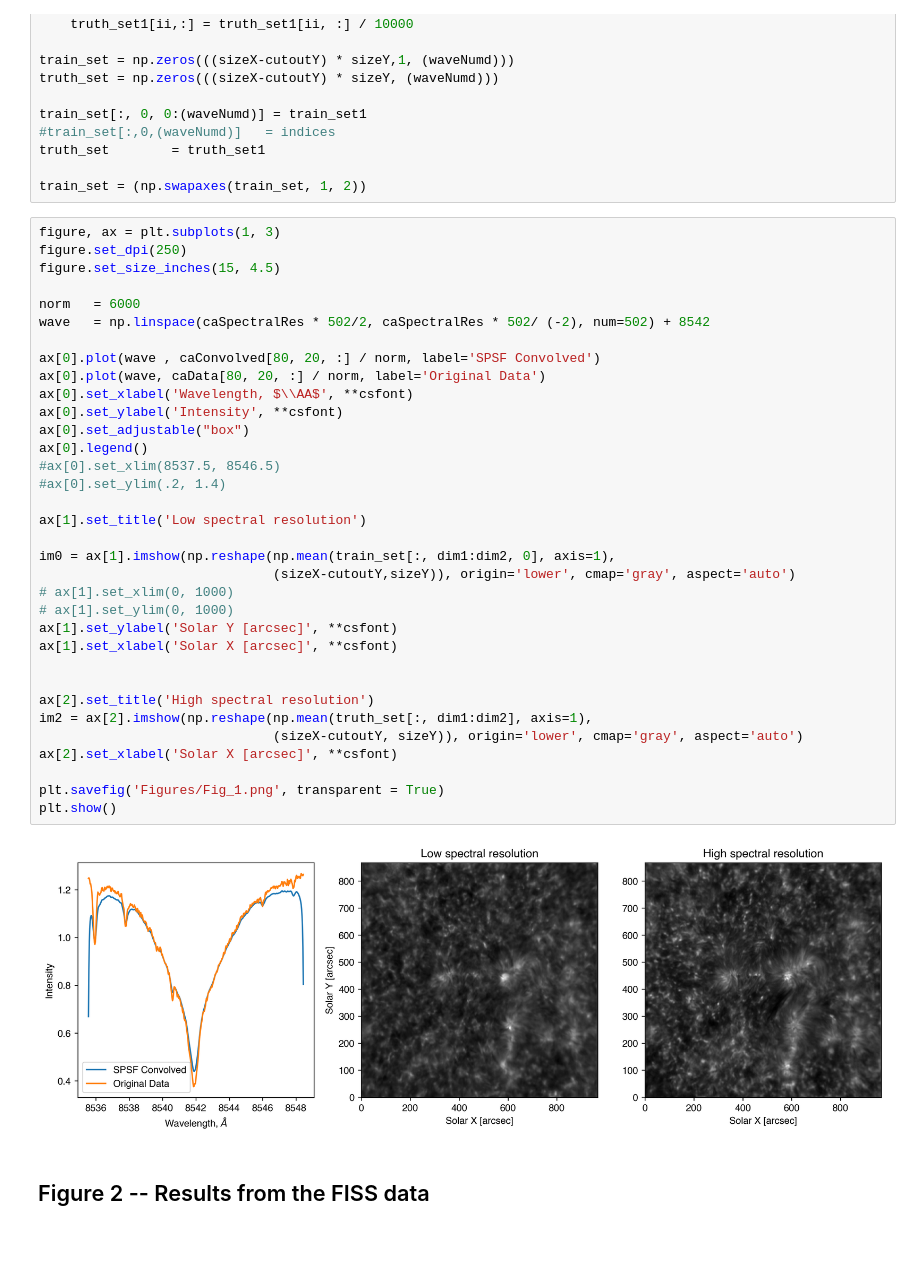
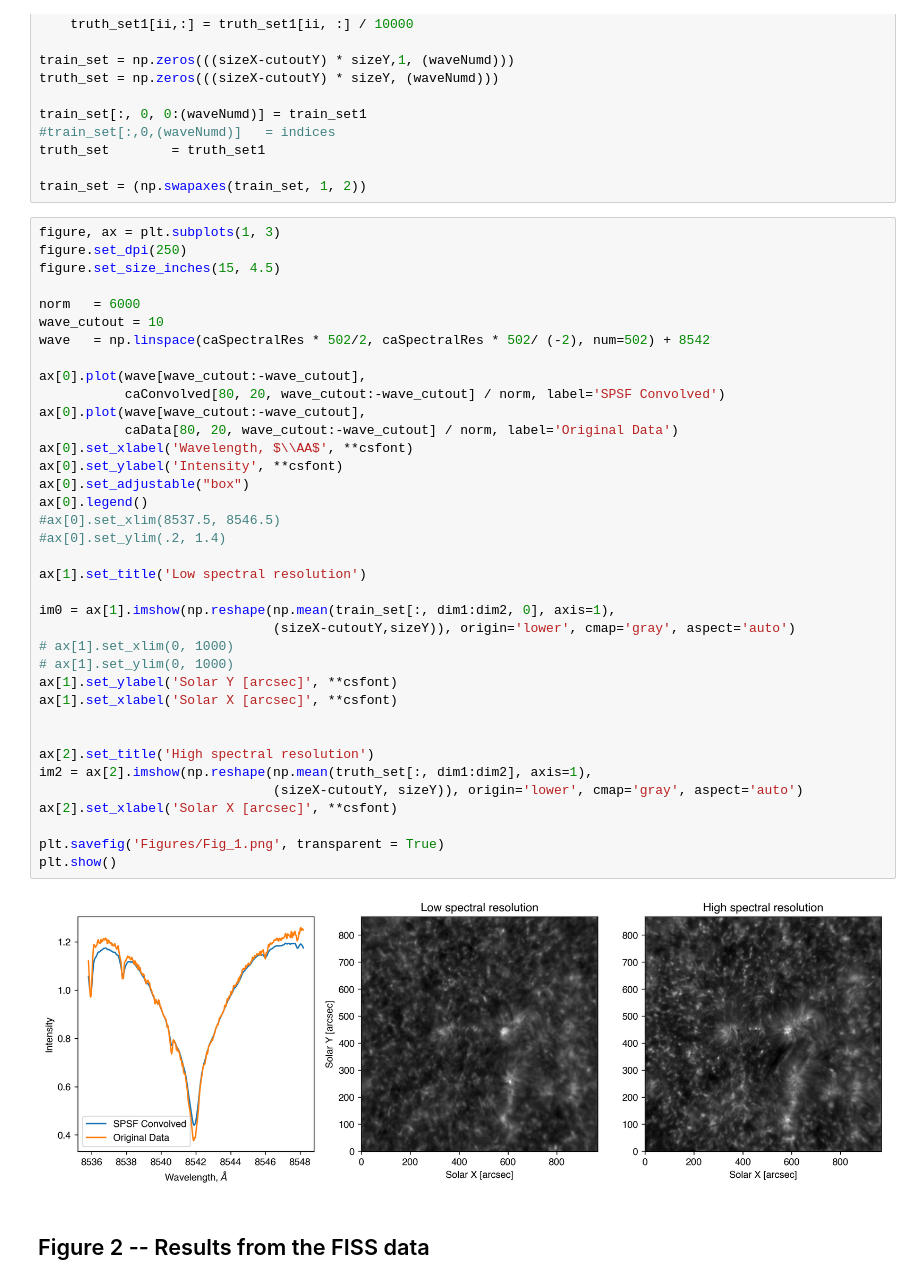
Before and after one commit to momomolnar/SPSF_remove, a Jupyter notebook: CNNs_figures_notebook.ipynb, the cells around one changed output. Drawn from its saved outputs; the diff is of its cells as text; blank space fills up the shorter version.

```diff
--- a/CNNs_figures_notebook.ipynb
+++ b/CNNs_figures_notebook.ipynb
@@ -200,36 +202,39 @@ figure.set_dpi(250)
 figure.set_size_inches(15, 4.5)
 
 norm   = 6000
+wave_cutout = 10
 wave   = np.linspace(caSpectralRes * 502/2, caSpectralRes * 502/ (-2), num=502) + 8542
 
-ax[0].plot(wave , caConvolved[80, 20, :] / norm, label='SPSF Convolved')
-ax[0].plot(wave, caData[80, 20, :] / norm, label='Original Data')
+ax[0].plot(wave[wave_cutout:-wave_cutout],
+           caConvolved[80, 20, wave_cutout:-wave_cutout] / norm, label='SPSF Convolved')
+ax[0].plot(wave[wave_cutout:-wave_cutout],
+           caData[80, 20, wave_cutout:-wave_cutout] / norm, label='Original Data')
 ax[0].set_xlabel('Wavelength, $\\AA$', **csfont)
 ax[0].set_ylabel('Intensity', **csfont)
 ax[0].set_adjustable("box")
 ax[0].legend()
 #ax[0].set_xlim(8537.5, 8546.5)
 #ax[0].set_ylim(.2, 1.4)
 
 ax[1].set_title('Low spectral resolution')
 
 im0 = ax[1].imshow(np.reshape(np.mean(train_set[:, dim1:dim2, 0], axis=1),
                               (sizeX-cutoutY,sizeY)), origin='lower', cmap='gray', aspect='auto')
 # ax[1].set_xlim(0, 1000)
 # ax[1].set_ylim(0, 1000)
 ax[1].set_ylabel('Solar Y [arcsec]', **csfont)
 ax[1].set_xlabel('Solar X [arcsec]', **csfont)
 
 
 ax[2].set_title('High spectral resolution')
 im2 = ax[2].imshow(np.reshape(np.mean(truth_set[:, dim1:dim2], axis=1),
                               (sizeX-cutoutY, sizeY)), origin='lower', cmap='gray', aspect='auto')
 ax[2].set_xlabel('Solar X [arcsec]', **csfont)
 
 plt.savefig('Figures/Fig_1.png', transparent = True)
 plt.show()
 # %% [output]
-[figure, old version]
+[figure, new version]
 # %% [markdown]
 ## Figure 2 -- Results from the FISS data
 # %%
```
Also changed, not shown: parts of 4 cells of this notebook, 4 other files.
